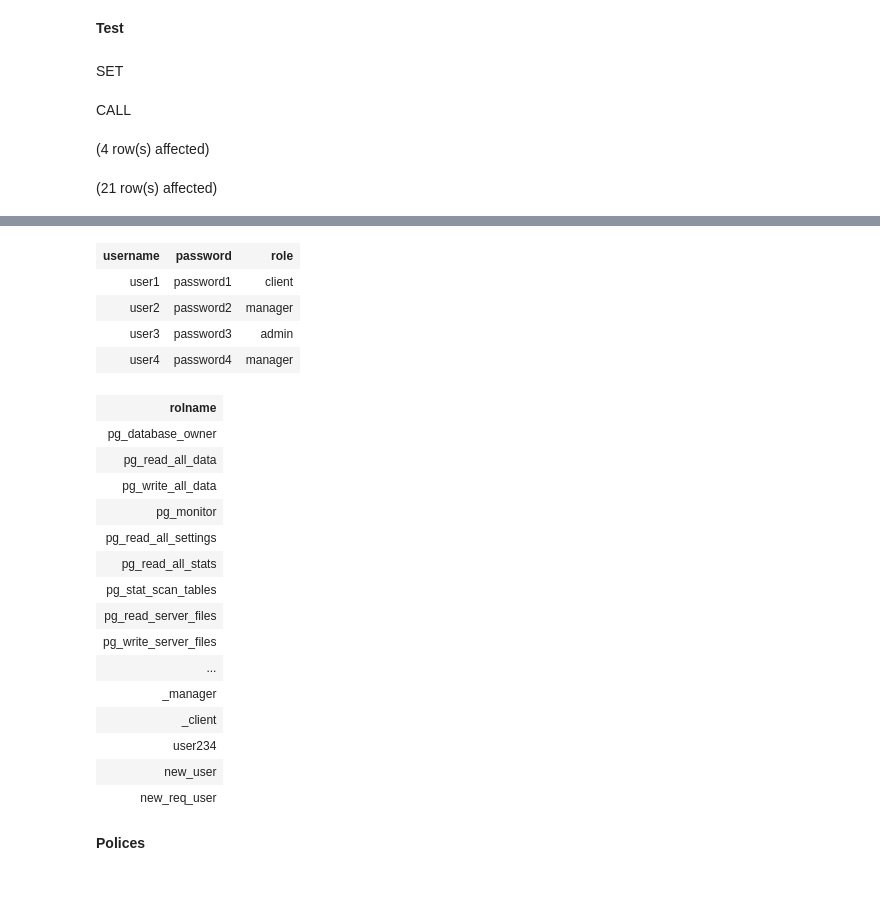
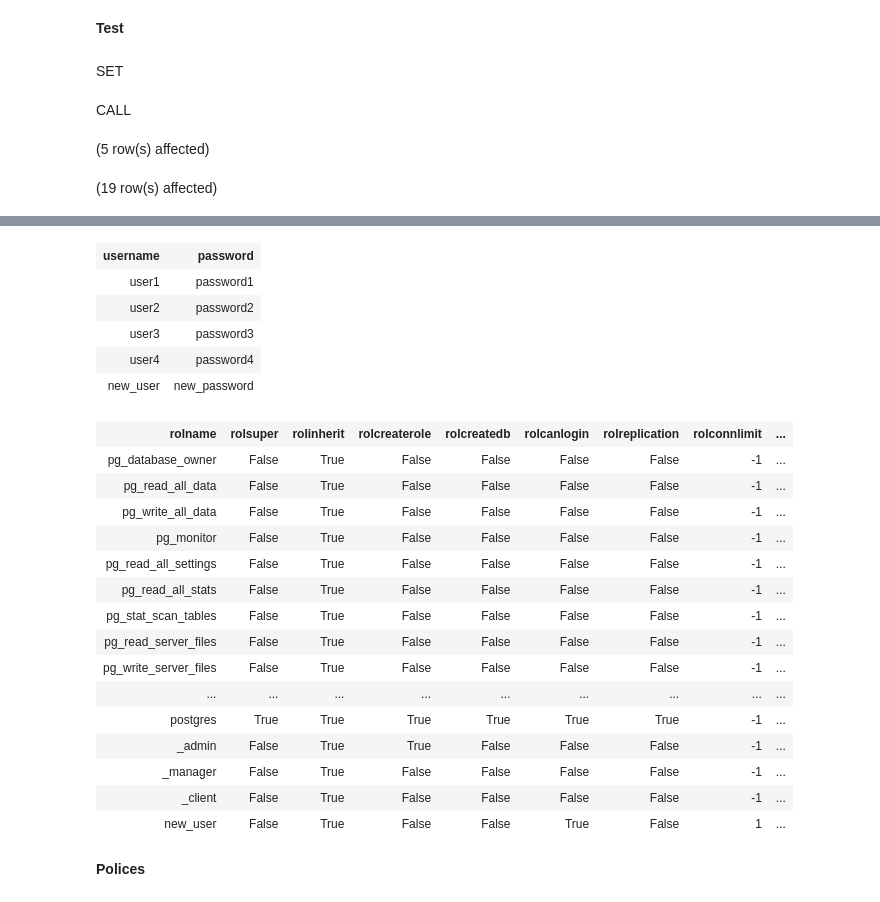
Before and after one commit to WhiteMorro1177/car-rent-server, a Jupyter notebook: db-conf/Notebook-1.ipynb, the cells around one changed output, grey strips where cells are left out. Drawn from its saved outputs; the diff is of its cells as text; code cells hidden in the pictures.

```diff
--- a/db-conf/Notebook-1.ipynb
+++ b/db-conf/Notebook-1.ipynb
@@ -583,9 +601,9 @@ call add_user('new_user', 'new_password');
 
 select * from users;
 
-select rolname from pg_roles;
+select * from pg_roles;
 # %% [output]
 SET
 CALL
-(4 row(s) affected)
+(5 row(s) affected)
-(21 row(s) affected)
+(19 row(s) affected)
@@ -593,24 +611,25 @@ Total execution time: 00:00:00.027
-| username | password | role |
-| user1 | password1 | client |
-| user2 | password2 | manager |
-| user3 | password3 | admin |
-| user4 | password4 | manager |
+| username | password |
+| user1 | password1 |
+| user2 | password2 |
+| user3 | password3 |
+| user4 | password4 |
+| new_user | new_password |
-| rolname |
-| pg_database_owner |
-| pg_read_all_data |
-| pg_write_all_data |
-| pg_monitor |
-| pg_read_all_settings |
-| pg_read_all_stats |
-| pg_stat_scan_tables |
-| pg_read_server_files |
-| pg_write_server_files |
-| ... |
-| _manager |
-| _client |
-| user234 |
-| new_user |
-| new_req_user |
+| rolname | rolsuper | rolinherit | rolcreaterole | rolcreatedb | rolcanlogin | rolreplication | rolconnlimit | ... |
+| pg_database_owner | False | True | False | False | False | False | -1 | ... |
+| pg_read_all_data | False | True | False | False | False | False | -1 | ... |
+| pg_write_all_data | False | True | False | False | False | False | -1 | ... |
+| pg_monitor | False | True | False | False | False | False | -1 | ... |
+| pg_read_all_settings | False | True | False | False | False | False | -1 | ... |
+| pg_read_all_stats | False | True | False | False | False | False | -1 | ... |
+| pg_stat_scan_tables | False | True | False | False | False | False | -1 | ... |
+| pg_read_server_files | False | True | False | False | False | False | -1 | ... |
+| pg_write_server_files | False | True | False | False | False | False | -1 | ... |
+| ... | ... | ... | ... | ... | ... | ... | ... | ... |
+| postgres | True | True | True | True | True | True | -1 | ... |
+| _admin | False | True | True | False | False | False | -1 | ... |
+| _manager | False | True | False | False | False | False | -1 | ... |
+| _client | False | True | False | False | False | False | -1 | ... |
+| new_user | False | True | False | False | True | False | 1 | ... |
 # %% [markdown]
 **Polices**
 # %%
```
Also changed, not shown: parts of 13 cells of this notebook, 1 other file.
